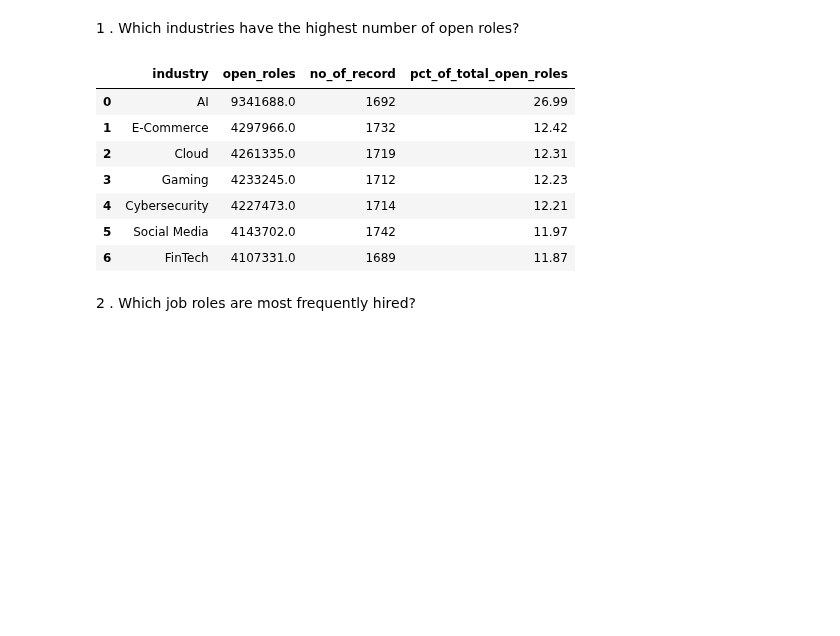
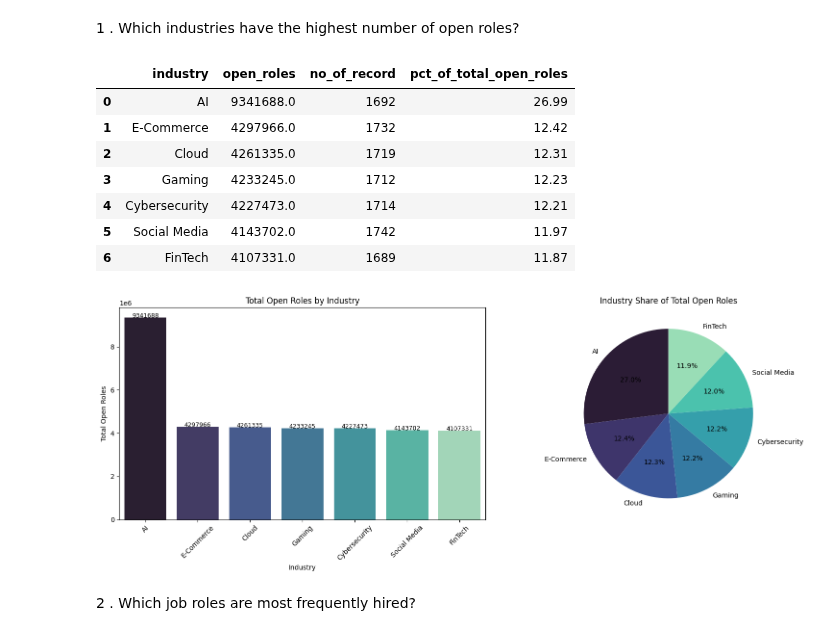
Before and after one commit to Ishasavani1402/Data-Analytics, a Jupyter notebook: tech_layoffs_hiring_trends/EDA.ipynb, the cells around one changed output. Cells and saved outputs as stored; diff of their text form; code cells hidden in the pictures; blank space fills up the shorter version.

```diff
--- a/tech_layoffs_hiring_trends/EDA.ipynb
+++ b/tech_layoffs_hiring_trends/EDA.ipynb
@@ -472,26 +509,64 @@ plt.show()
 # Phase 3 — Hiring Trend Analysis
 # %% [markdown]
 1 . Which industries have the highest number of open roles?
-# %%
- pd.read_sql_query(text("""SELECT
-    industry,
-    SUM(open_roles) AS open_roles,
-    COUNT(*) AS no_of_record,
-    ROUND(
-        SUM(open_roles) * 100.0 / SUM(SUM(open_roles)) OVER(),
-        2
-    ) AS pct_of_total_open_roles
-FROM clean_dataset
-GROUP BY industry
-ORDER BY open_roles DESC;""") , engine)
-# %% [output]
-|  | industry | open_roles | no_of_record | pct_of_total_open_roles |
-| 0 | AI | 9341688.0 | 1692 | 26.99 |
-| 1 | E-Commerce | 4297966.0 | 1732 | 12.42 |
-| 2 | Cloud | 4261335.0 | 1719 | 12.31 |
-| 3 | Gaming | 4233245.0 | 1712 | 12.23 |
-| 4 | Cybersecurity | 4227473.0 | 1714 | 12.21 |
-| 5 | Social Media | 4143702.0 | 1742 | 11.97 |
-| 6 | FinTech | 4107331.0 | 1689 | 11.87 |
+# %%
+industry_open_roles =  pd.read_sql_query(text("""SELECT
+    industry,
+    SUM(open_roles) AS open_roles,
+    COUNT(*) AS no_of_record,
+    ROUND(
+        SUM(open_roles) * 100.0 / SUM(SUM(open_roles)) OVER(),
+        2
+    ) AS pct_of_total_open_roles
+FROM clean_dataset
+GROUP BY industry
+ORDER BY open_roles DESC;""") , engine)
+
+display(industry_open_roles)
+# Side-by-side charts
+fig, axes = plt.subplots(1, 2, figsize=(16, 6))
+
+# Bar chart: total layoffs by industry
+sns.barplot(
+    data=industry_open_roles,
+    x="industry",
+    y="open_roles",
+    hue="industry",
+    palette="mako",
+    legend=False,
+    ax=axes[0]
+)
+
+axes[0].set_title("Total Open Roles by Industry")
+axes[0].set_xlabel("Industry")
+axes[0].set_ylabel("Total Open Roles")
+axes[0].tick_params(axis="x", rotation=45)
+
+for i, value in enumerate(industry_open_roles["open_roles"]):
+    axes[0].text(i, value + 100, int(value), ha="center", fontsize=9)
+
+# Pie chart: percentage share of layoffs
+axes[1].pie(
+    industry_open_roles["pct_of_total_open_roles"],
+    labels=industry_open_roles["industry"],
+    autopct="%1.1f%%",
+    startangle=90,
+    colors=sns.color_palette("mako", len(industry_open_roles))
+)
+
+axes[1].set_title("Industry Share of Total Open Roles")
+
+plt.tight_layout()
+plt.show()
+# %% [output]
+|  | industry | open_roles | no_of_record | pct_of_total_open_roles |
+| 0 | AI | 9341688.0 | 1692 | 26.99 |
+| 1 | E-Commerce | 4297966.0 | 1732 | 12.42 |
+| 2 | Cloud | 4261335.0 | 1719 | 12.31 |
+| 3 | Gaming | 4233245.0 | 1712 | 12.23 |
+| 4 | Cybersecurity | 4227473.0 | 1714 | 12.21 |
+| 5 | Social Media | 4143702.0 | 1742 | 11.97 |
+| 6 | FinTech | 4107331.0 | 1689 | 11.87 |
+[figure, added]
 # %% [markdown]
 2 . Which job roles are most frequently hired?
```
Also changed, not shown: parts of 18 cells of this notebook.
